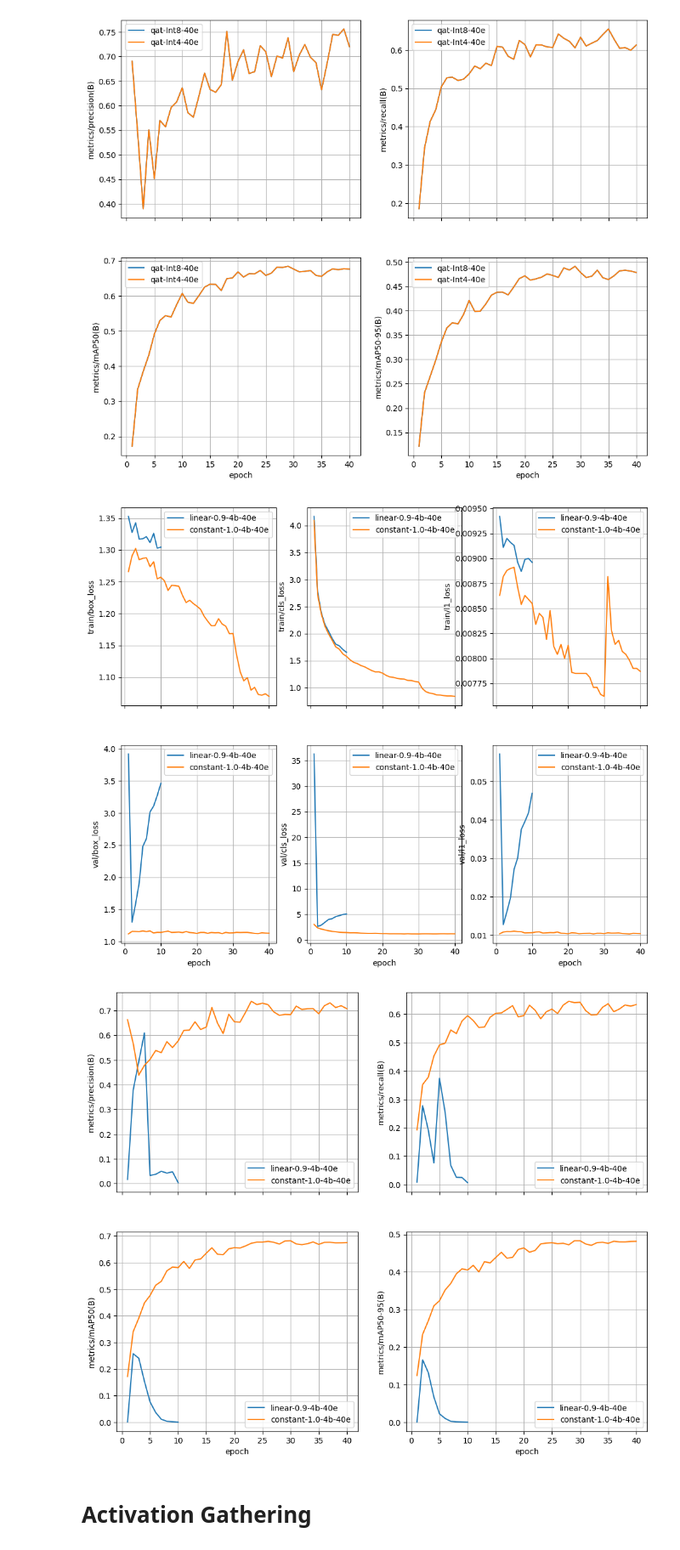
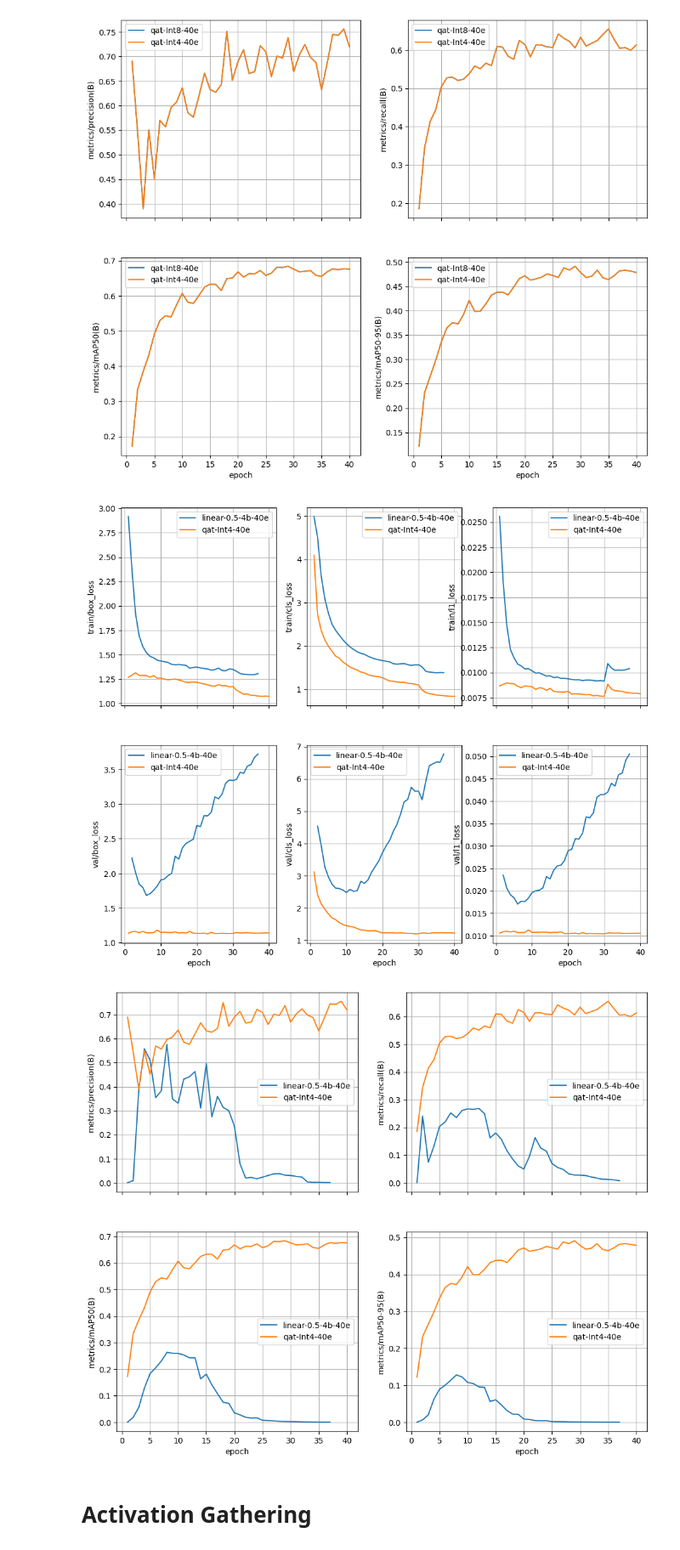
Before and after one commit to data-satanism/SoftStairs-QAT, a Jupyter notebook: experiments/yolo/analysis.ipynb, the cells around one changed output. Shown at 85% size. Saved outputs shown, nothing was run; the diff lists cells and outputs as text; code cells hidden in the pictures.

```diff
--- a/experiments/yolo/analysis.ipynb
+++ b/experiments/yolo/analysis.ipynb
@@ -99,16 +99,16 @@ compare_runs(
 [figure]
 # %%
 compare_runs(
-    'linear-0.9-4b-40e',
-    'constant-1.0-4b-40e'
+    'linear-0.5-4b-40e',
+    # 'constant-1.0-4b-40e',
     #  'qat-Int8-40e',
     # 'cos-0.01-4b-40e',
-    # 'qat-Int4-40e',
+    'qat-Int4-40e',
 #     'linear-0.5-4b-10e'
     )
 # %% [output]
-[figure, old version]
+[figure, new version]
-[figure, old version]
+[figure, new version]
 # %% [markdown]
 # Activation Gathering
 # %%
```
Also changed, not shown: parts of 4 cells of this notebook, 7 other files.
